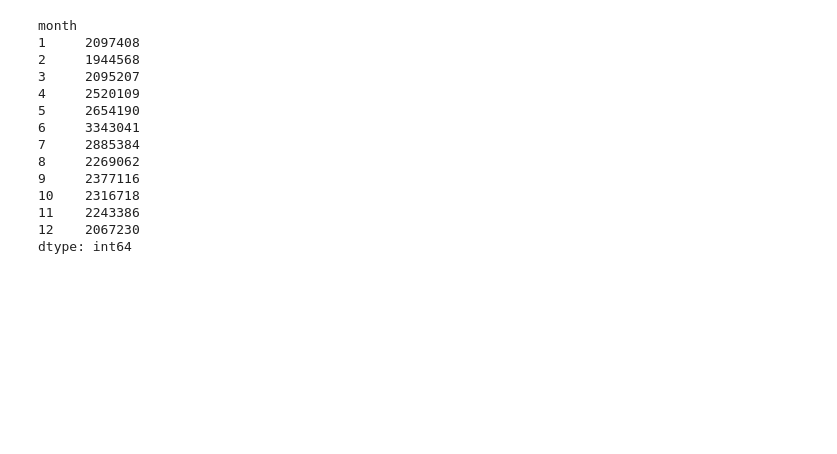
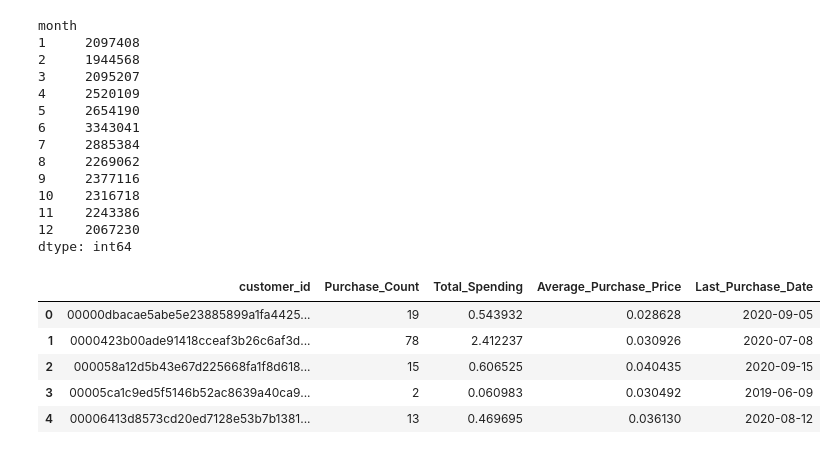
Before and after one commit to Kamesh-developer2703/Context-Aware-Neural-Recommendation-Engine, a Jupyter notebook: notebooks/transaction_analysis.ipynb, the cells around one changed output. Cells and saved outputs as stored; diff of their text form; code cells hidden in the pictures; blank space fills up the shorter version.

```diff
--- a/notebooks/transaction_analysis.ipynb
+++ b/notebooks/transaction_analysis.ipynb
@@ -147,3 +147,19 @@ month
 11    2243386
 12    2067230
 dtype: int64
+# %%
+customer_features = transactions.groupby("customer_id").agg(
+    Purchase_Count=("article_id", "count"),
+    Total_Spending=("price", "sum"),
+    Average_Purchase_Price=("price", "mean"),
+    Last_Purchase_Date=("t_dat", "max")
+).reset_index()
+
+customer_features.head()
+# %% [output]
+|  | customer_id | Purchase_Count | Total_Spending | Average_Purchase_Price | Last_Purchase_Date |
+| 0 | 00000dbacae5abe5e23885899a1fa4425... | 19 | 0.543932 | 0.028628 | 2020-09-05 |
+| 1 | 0000423b00ade91418cceaf3b26c6af3d... | 78 | 2.412237 | 0.030926 | 2020-07-08 |
+| 2 | 000058a12d5b43e67d225668fa1f8d618... | 15 | 0.606525 | 0.040435 | 2020-09-15 |
+| 3 | 00005ca1c9ed5f5146b52ac8639a40ca9... | 2 | 0.060983 | 0.030492 | 2019-06-09 |
+| 4 | 00006413d8573cd20ed7128e53b7b1381... | 13 | 0.469695 | 0.036130 | 2020-08-12 |
```
Also changed, not shown: parts of 5 cells of this notebook, 1 other file.
